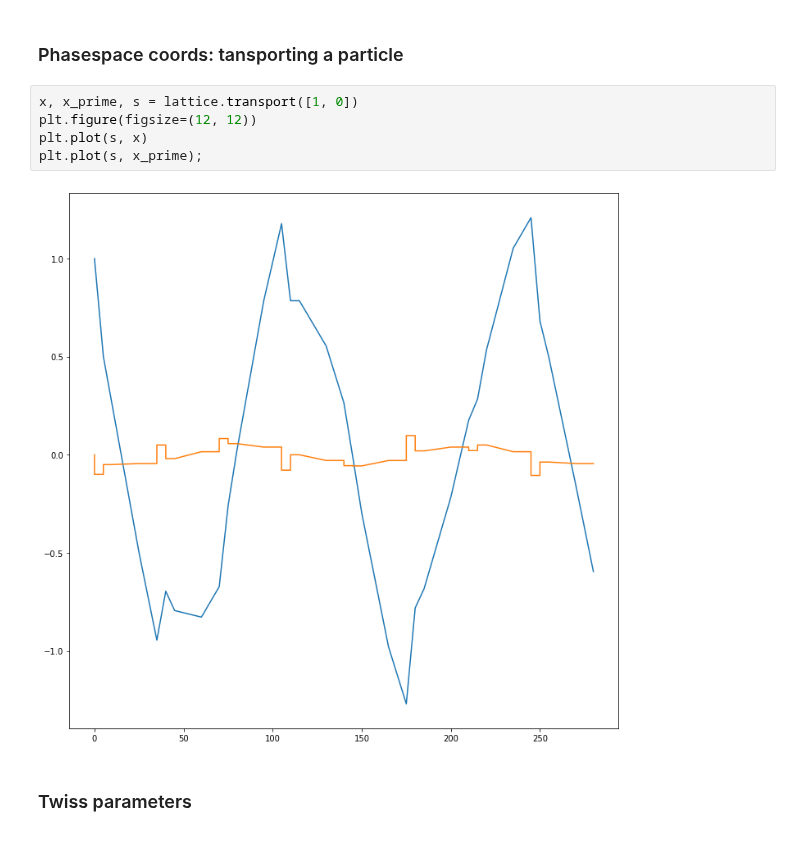
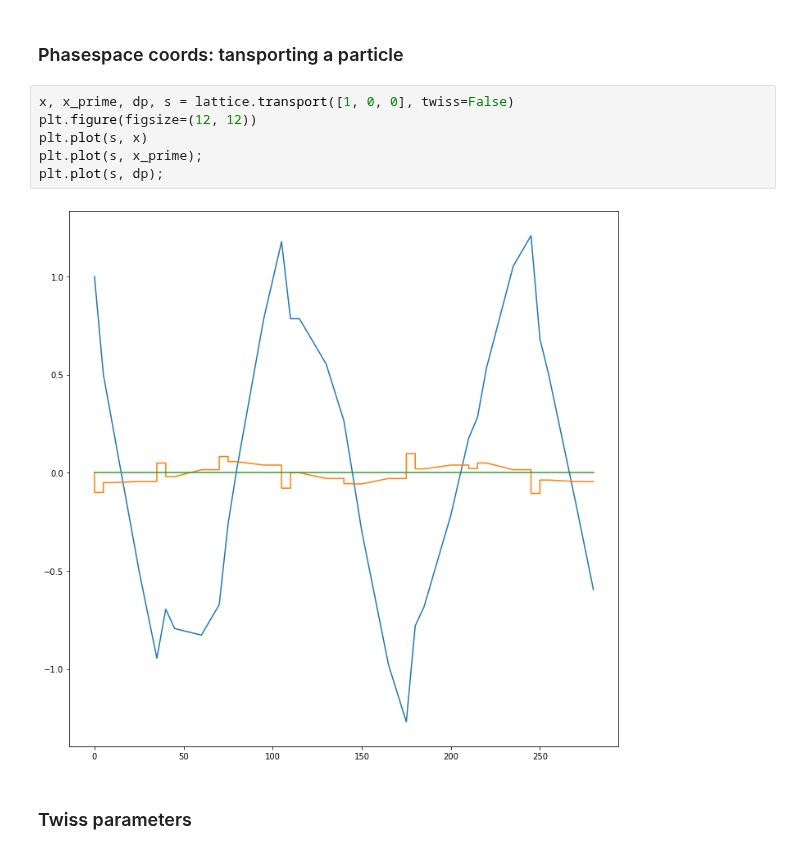
Before and after one commit to loiccoyle/pyaccelerator, a Jupyter notebook: noteboooks/lattice.ipynb, the cells around one changed output. Saved outputs shown, nothing was run; the diff lists cells and outputs as text.

```diff
--- a/noteboooks/lattice.ipynb
+++ b/noteboooks/lattice.ipynb
@@ -145,12 +161,13 @@ lattice.plot.top_down();
 # %% [markdown]
 ### Phasespace coords: tansporting a particle
 # %%
-x, x_prime, s = lattice.transport([1, 0])
+x, x_prime, dp, s = lattice.transport([1, 0, 0], twiss=False)
 plt.figure(figsize=(12, 12))
 plt.plot(s, x)
 plt.plot(s, x_prime);
+plt.plot(s, dp);
 # %% [output]
-[figure, old version]
+[figure, new version]
 # %% [markdown]
 ### Twiss parameters
 # %%
```
Also changed, not shown: parts of 31 cells of this notebook, 9 other files.
